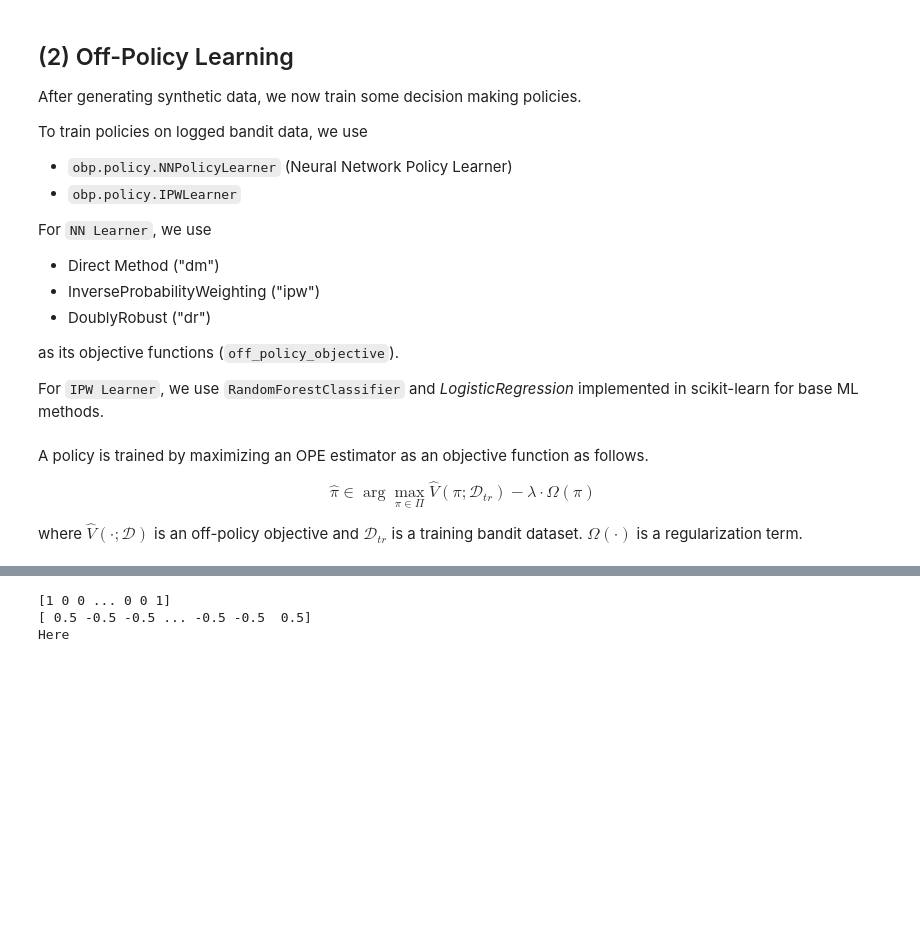
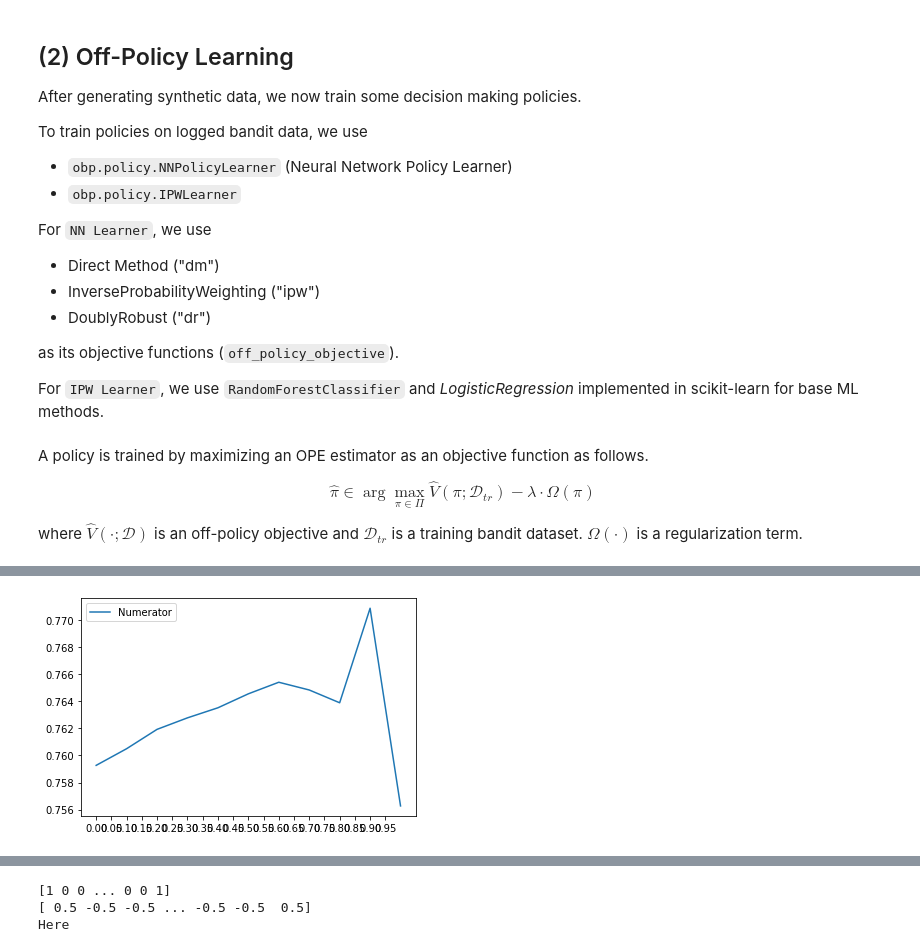
Before and after one commit to Tanvikapoor14/zr-obp, a Jupyter notebook: examples/quickstart/opl_tk_edited.ipynb, the cells around one changed output, grey strips where cells are left out. Drawn from its saved outputs; the diff is of its cells as text; code cells hidden in the pictures; blank space fills up the shorter version.

```diff
--- a/examples/quickstart/opl_tk_edited.ipynb
+++ b/examples/quickstart/opl_tk_edited.ipynb
@@ -212,0 +357,14 @@ TypeError: __init__() got an unexpected keyword argument 'loss_translation'
+# %%
+import matplotlib.pyplot as plt
+
+loss = [0, 0.1, 0.2, 0.3, 0.4, 0.5, 0.6, 0.7, 0.8, 0.9, 1]
+num = [0.7592709473199616, 0.7605003429974979, 0.7619300315045386, 0.7627806003100935, 0.7635230924156466, 0.7645549710917013, 0.765409892936603, 0.7648385119277056, 0.7638935402411391, 0.7708756158751785, 0.7562755523650166]
+den = [0.9989264890185606, 1.0011894237360213, 1.0027469477894313, 1.0040469312581686, 1.0042344528366256, 1.004073511698654, 1.0038550432716364, 1.003434699416066, 1.002112866597193, 1.008204027229571, 0.9921484334419409]
+ratio = [0.7600869089635823, 0.7595968604618574, 0.7598427830513205, 0.7597061218585223, 0.7603036225842978, 0.7614531826442227, 0.7624705360268715, 0.7622205135748167, 0.762282938083652, 0.7646027937355659, 0.7622604913474097]
+
+plt.plot (loss, num, label = "Numerator")
+plt.xticks(np.arange(min(loss), max(loss), 0.05))
+plt.legend()
+plt.show()
+# %% [output]
+[figure, added]
```
Also changed, not shown: parts of 12 cells of this notebook, 1 other file.
